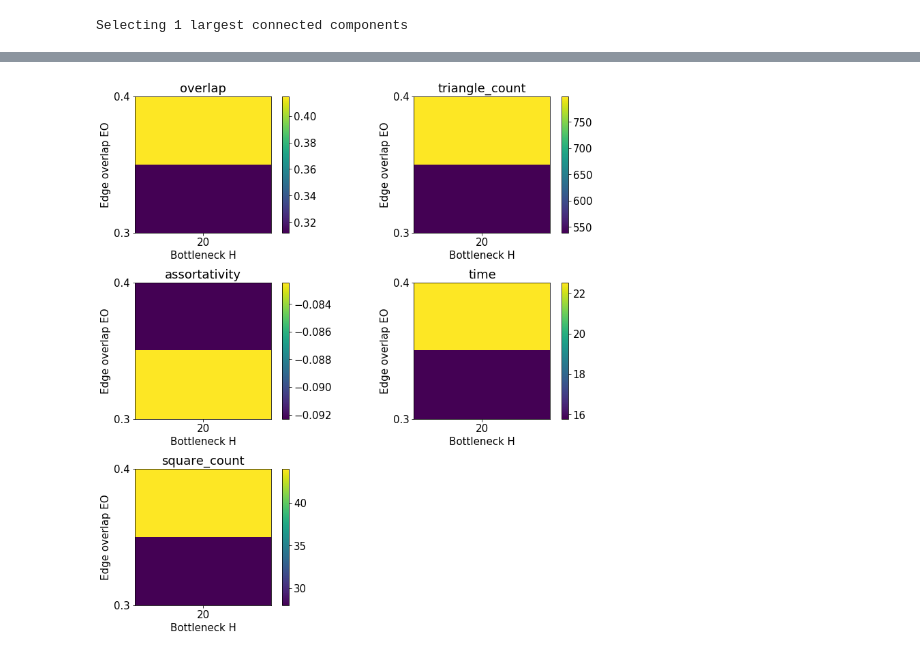
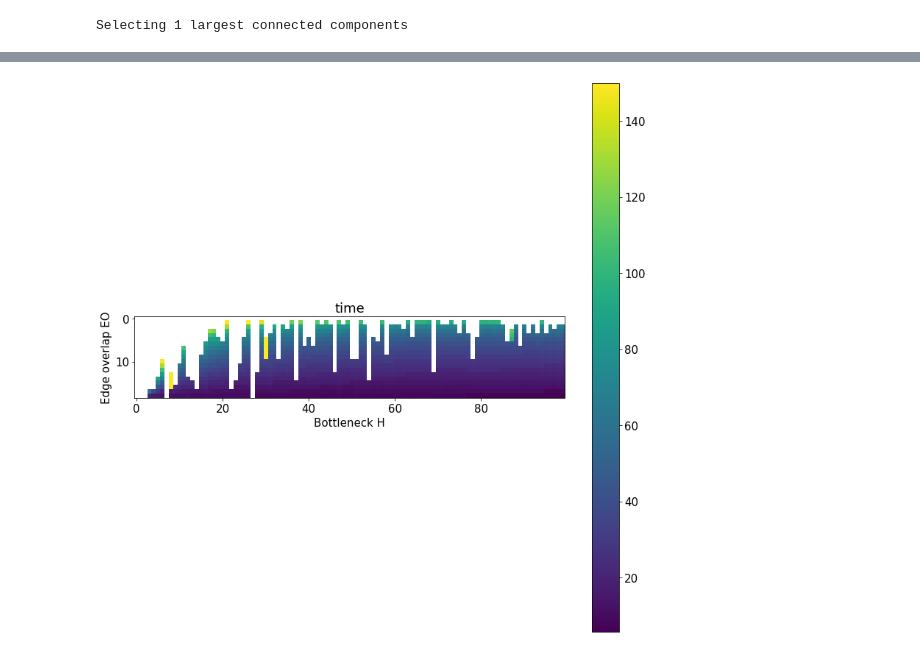
Before and after one commit to hheidrich/Net, a Jupyter notebook: exp/HyperparameterTesting.ipynb, the cells around one changed output, grey strips where cells are left out. Saved outputs shown, nothing was run; the diff lists cells and outputs as text; code cells hidden in the pictures.

Commit message:
More fine-grained grid in experiments.

```diff
--- a/exp/HyperparameterTesting.ipynb
+++ b/exp/HyperparameterTesting.ipynb
@@ -148,15 +148,15 @@ def make_H_EO_grid_heatplot(dict_of_dicts_of_statistics, Hs, EOs, keys):
                 vals = np.full((len(Hs), len(EOs)), np.nan)
                 for index in np.ndindex(len(Hs), len(EOs)):
                     if index in dict_of_dicts_of_statistics.keys():
-                        vals[index] = dict_of_dicts_of_statistics[index][key]
+                        vals[index] = min(dict_of_dicts_of_statistics[index][key], 150)
                 axs[row, col].set_title(key)
                 im = axs[row, col].imshow(vals.T[::-1]) # Make sure matrix is presented with right orientation
                 axs[row, col].figure.colorbar(im, ax=axs[row, col])
 
-                axs[row, col].set_xticks(np.arange(len(Hs)))
-                axs[row, col].set_yticks(np.arange(len(EOs)))
-                axs[row, col].set_xticklabels(Hs)
-                axs[row, col].set_yticklabels(EOs[::-1])
+#                 axs[row, col].set_xticks(np.arange(len(Hs)))
+#                 axs[row, col].set_yticks(np.arange(len(EOs)))
+#                 axs[row, col].set_xticklabels(Hs)
+#                 axs[row, col].set_yticklabels(EOs[::-1])
                 axs[row, col].set_xlabel('Bottleneck H')
                 axs[row, col].set_ylabel('Edge overlap EO')
             else:
@@ -192,8 +192,8 @@ walker = utils.RandomWalker(train_graph, rw_len, p=1, q=1, batch_size=batch_size
 Hs = np.arange(1,101)
 EOs = np.arange(0.05, 1, 0.05)
 
-Hs = [20]
-EOs = [0.3, 0.4]
+# Hs = [20]
+# EOs = [0.3, 0.4]
 
 dict_of_dicts_of_statistics = grid_train(Model=net.Net, train_graph=train_graph,
                                 val_ones=val_ones, val_zeros=val_zeros,
@@ -223,10 +229,12 @@ pickle.dump( EOs, open( "EOs.p", "wb" ) )
 # Hs = pickle.load( open( "Hs.p", "rb" ) )
 # EOs = pickle.load( open( "EOs.p", "rb" ) )
 # %%
-make_H_EO_grid_heatplot(dict_of_dicts_of_statistics=dict_of_dicts_of_statistics, Hs=Hs, EOs=EOs, keys=['overlap',
-                                                                                     'triangle_count',
-                                                                                     'assortativity',
-                                                                                     'time',
-                                                                                     'square_count'])
+# make_H_EO_grid_heatplot(dict_of_dicts_of_statistics=dict_of_dicts_of_statistics, Hs=Hs, EOs=EOs, keys=['overlap',
+#                                                                                      'triangle_count',
+#                                                                                      'assortativity',
+#                                                                                      'time',
+#                                                                                      'square_count'])
+
+make_H_EO_grid_heatplot(dict_of_dicts_of_statistics=dict_of_dicts_of_statistics, Hs=Hs, EOs=EOs, keys=['time'])
 # %% [output]
-[figure, old version]
+[figure, new version]
```
Also changed, not shown: parts of 1 cell of this notebook, 3 other files.
